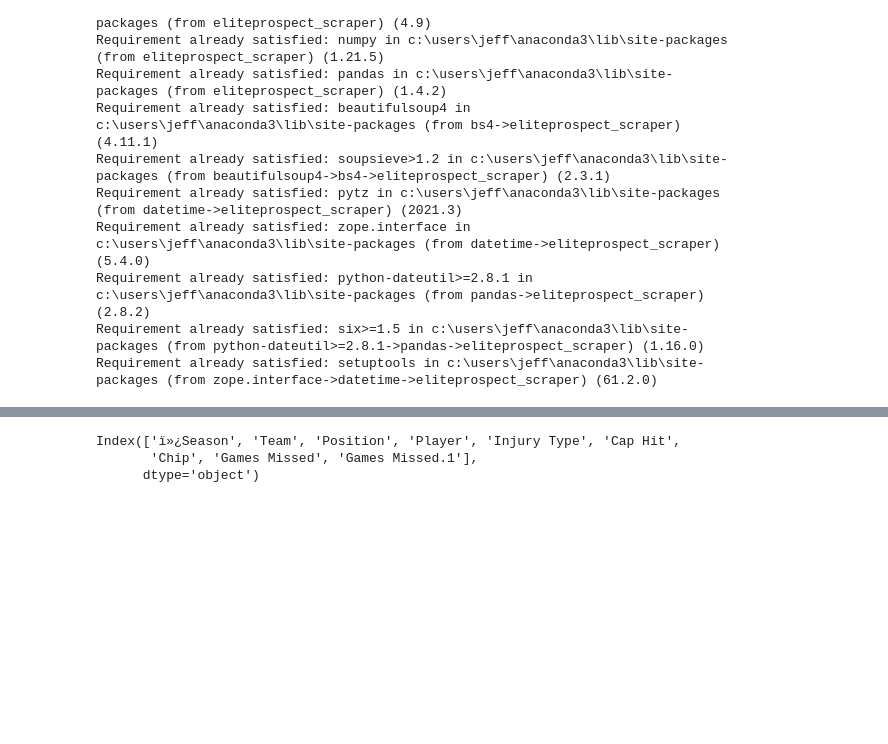
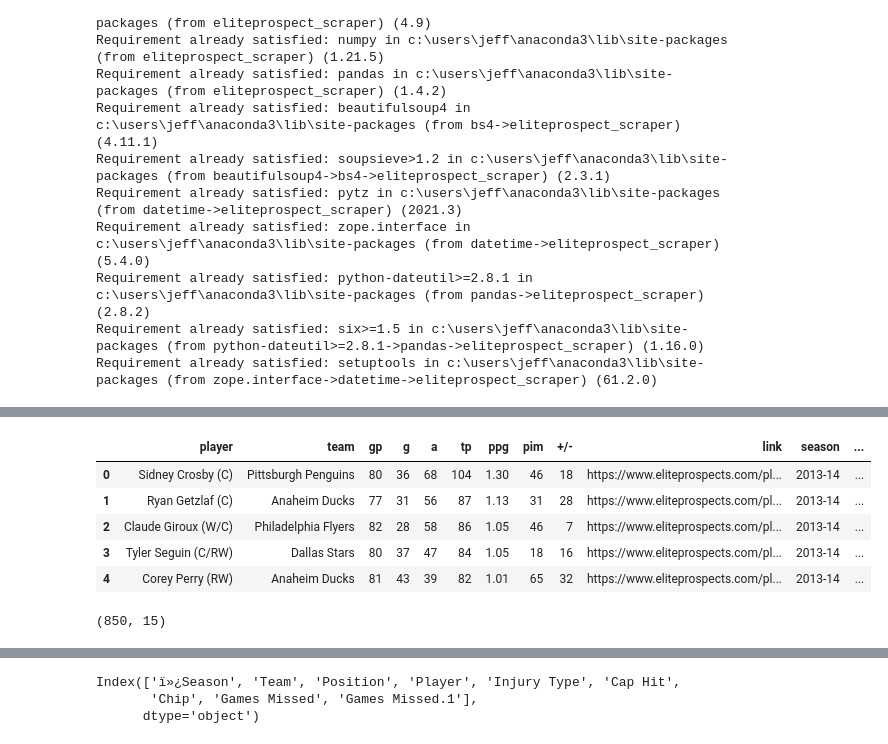
Before and after one commit to Marissa841/Predicting-Head-Injuries-in-NHL-Players--A-Machine-Learning-Approach, a Jupyter notebook: notebook_1.ipynb, the cells around one changed output, grey strips where cells are left out. Saved outputs shown, nothing was run; the diff lists cells and outputs as text; code cells hidden in the pictures; blank space fills up the shorter version.

```diff
--- a/Untitled.ipynb
+++ b/notebook_1.ipynb
@@ -25,0 +34,2 @@ nhl_19_20.head(2)
+# %%
+nhl_13_14 = ep.getPlayers('nhl', '2013-14')
@@ -26,3 +45,16 @@ nhl_19_20.head(2)
+# %%
+nhl_13_14.head()
+# %% [output]
+|  | player | team | gp | g | a | tp | ppg | pim | +/- | link | season | ... |
+| 0 | Sidney Crosby (C) | Pittsburgh Penguins | 80 | 36 | 68 | 104 | 1.30 | 46 | 18 | https://www.eliteprospects.com/pl... | 2013-14 | ... |
+| 1 | Ryan Getzlaf (C) | Anaheim Ducks | 77 | 31 | 56 | 87 | 1.13 | 31 | 28 | https://www.eliteprospects.com/pl... | 2013-14 | ... |
+| 2 | Claude Giroux (W/C) | Philadelphia Flyers | 82 | 28 | 58 | 86 | 1.05 | 46 | 7 | https://www.eliteprospects.com/pl... | 2013-14 | ... |
+| 3 | Tyler Seguin (C/RW) | Dallas Stars | 80 | 37 | 47 | 84 | 1.05 | 18 | 16 | https://www.eliteprospects.com/pl... | 2013-14 | ... |
+| 4 | Corey Perry (RW) | Anaheim Ducks | 81 | 43 | 39 | 82 | 1.01 | 65 | 32 | https://www.eliteprospects.com/pl... | 2013-14 | ... |
+# %%
+nhl_19_20.shape
+# %% [output]
+(850, 15)
 # %%
 import pandas as pd
 # %%
```
Also changed, not shown: parts of 20 cells of this notebook.
